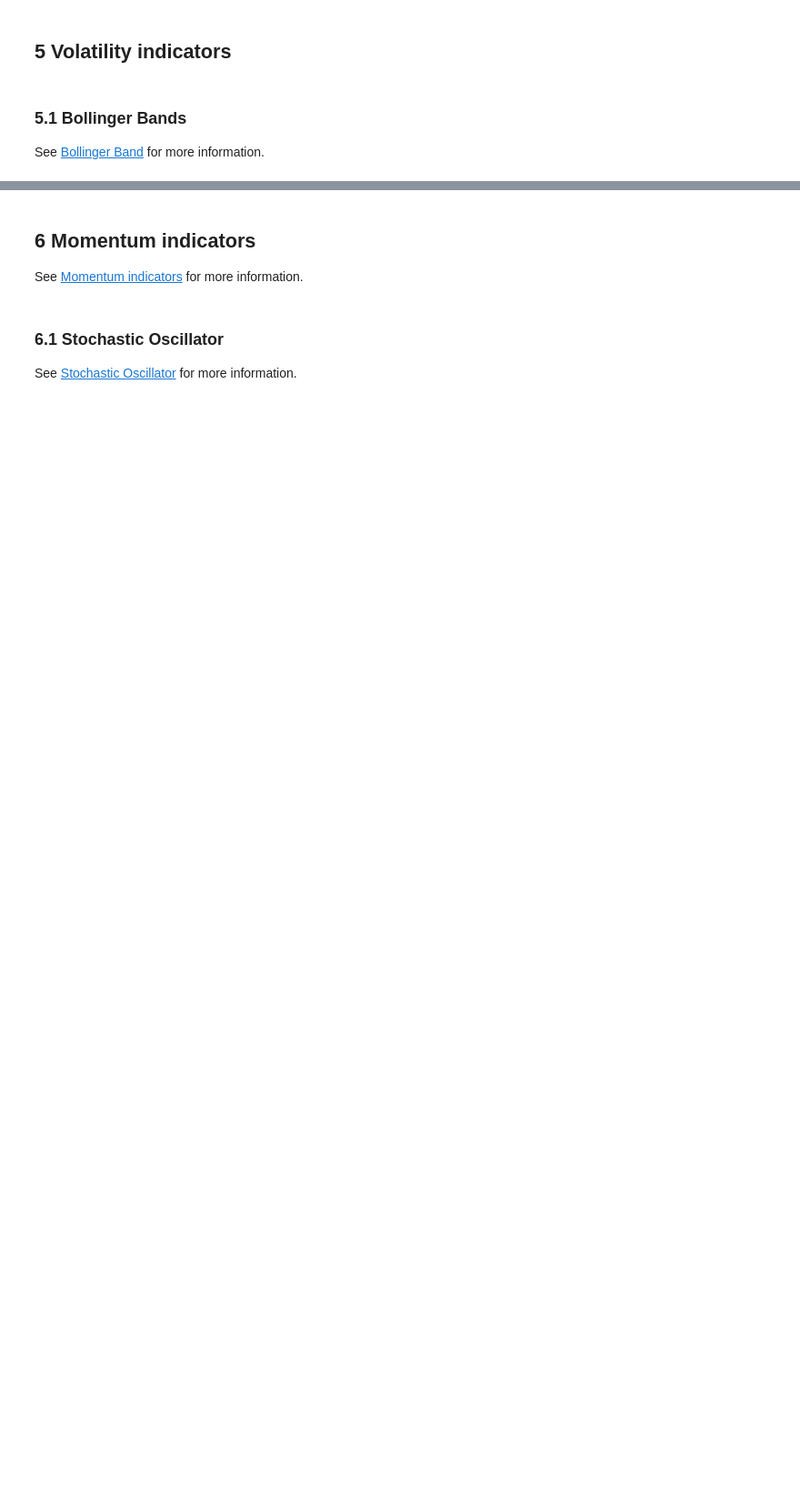
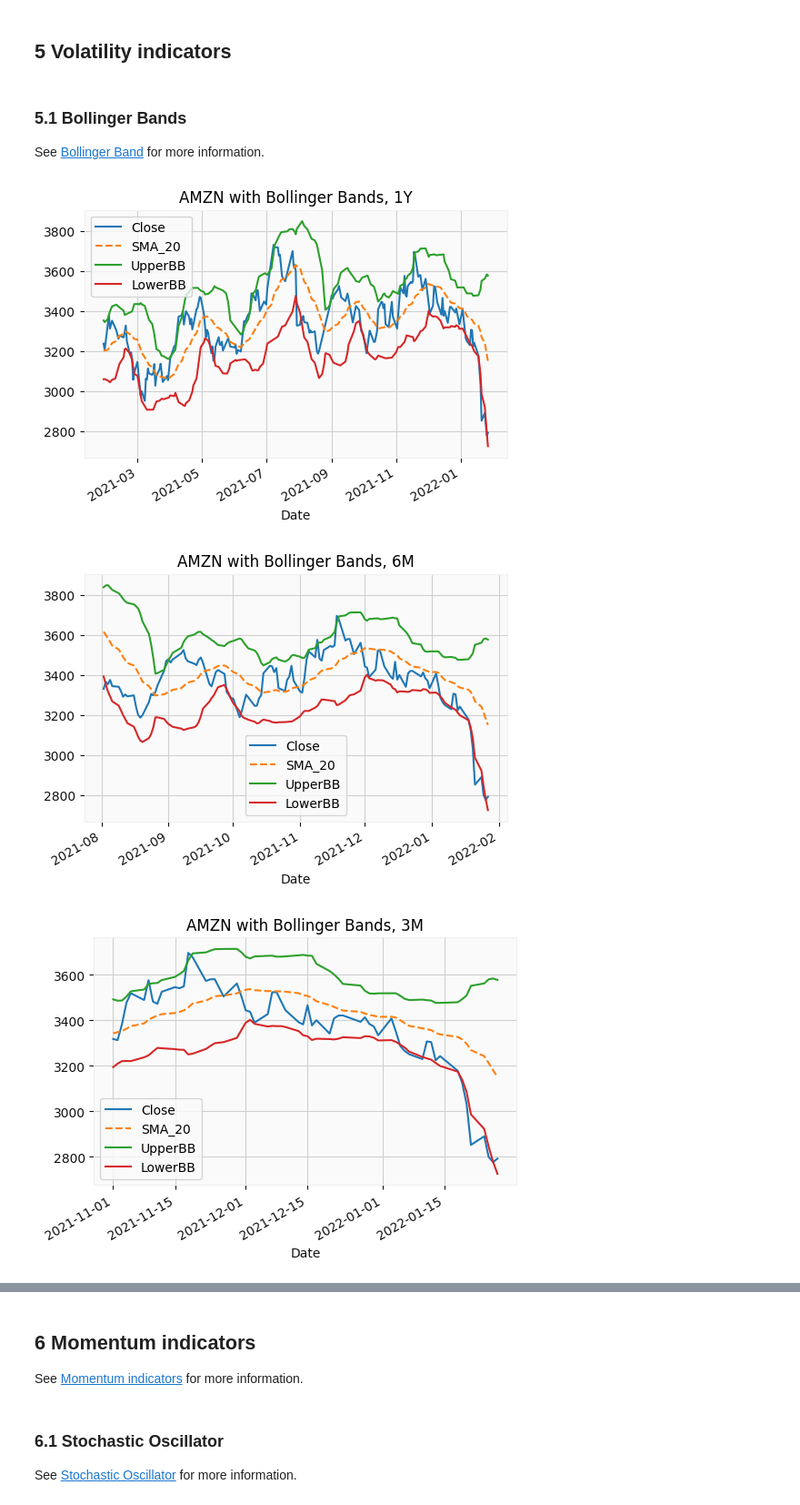
Before and after one commit to williewheeler/finance-demos, a Jupyter notebook: ta-papermill/out/ta-AMZN.ipynb, the cells around one changed output, grey strips where cells are left out. Shown at 91% size. Saved outputs shown, nothing was run; the diff lists cells and outputs as text; code cells hidden in the pictures; blank space fills up the shorter version.

```diff
--- a/ta-papermill/out/ta-AMZN.ipynb
+++ b/ta-papermill/out/ta-AMZN.ipynb
@@ -77,4 +58,5 @@ def plot_candlestick(rng):
 # %%
-plot_candlestick("6M")
+for rng in ["6M", "3M", "1M"]:
+    plot_candlestick(hist, ticker_symbol, rng)
 # %% [output]
 [figure]
@@ -90,14 +66,4 @@ plot_candlestick("1M")
 ## 3 Capital appreciation
 
 See [Capital Appreciation](https://www.investopedia.com/terms/c/capitalappreciation.asp) for more information.
-# %%
-# TODO Support plotting against index and also peers
-def plot_capital_appreciation(rng):
-    start = date_ranges[rng]
-    end = today_str
-    comb_df = pd.DataFrame({
-        ticker_symbol: hist[start:end]["Close"],
-    })
-    norm_df = comb_df.div(comb_df.iloc[0])
-    norm_df.plot(title=f"{ticker_symbol} capital appreciation, {rng}", figsize=(6, 3))
 # %%
@@ -168,2 +108,8 @@ def plot_bollinger(rng):
 # %%
-add_bollinger_bands()
+df = add_bollinger_bands(hist)
+for rng in ["1Y", "6M", "3M", "1M"]:
+    plot_bollinger(df, ticker_symbol, rng)
+# %% [output]
+[figure, added]
+[figure, added]
+[figure, added]
```
Also changed, not shown: parts of 26 cells of this notebook, 14 other files.
